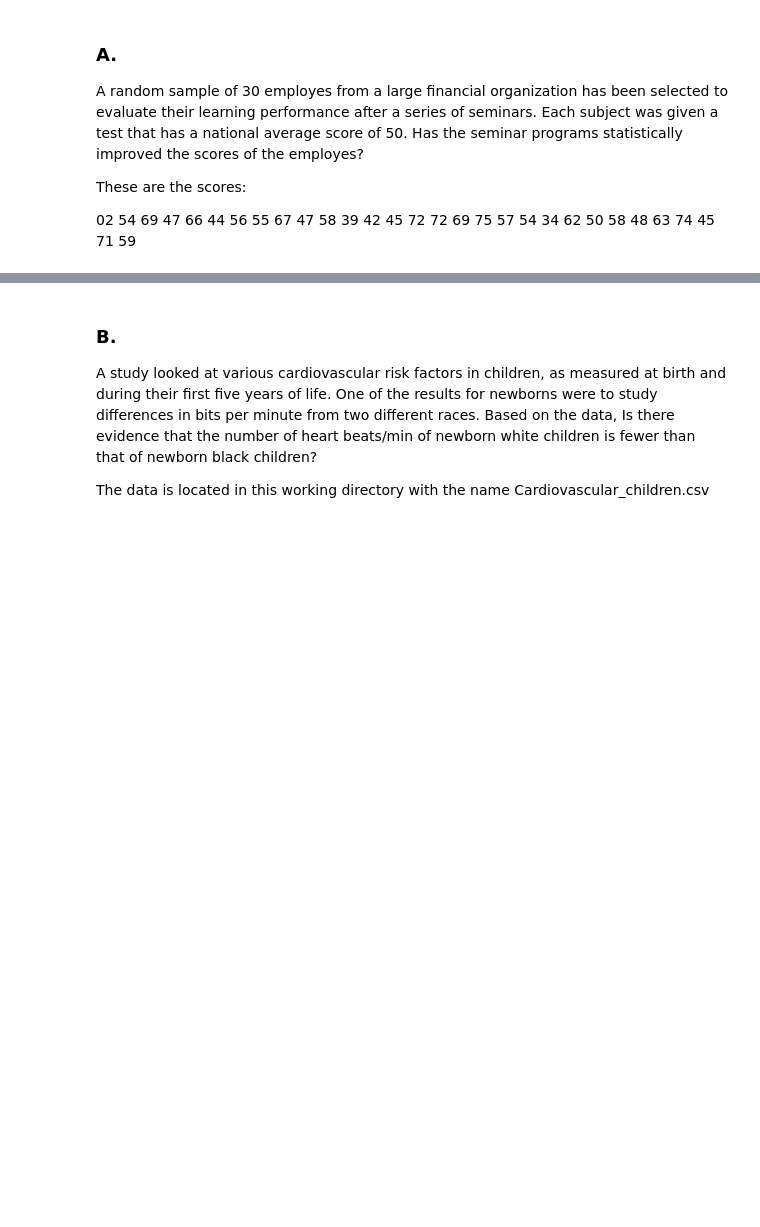
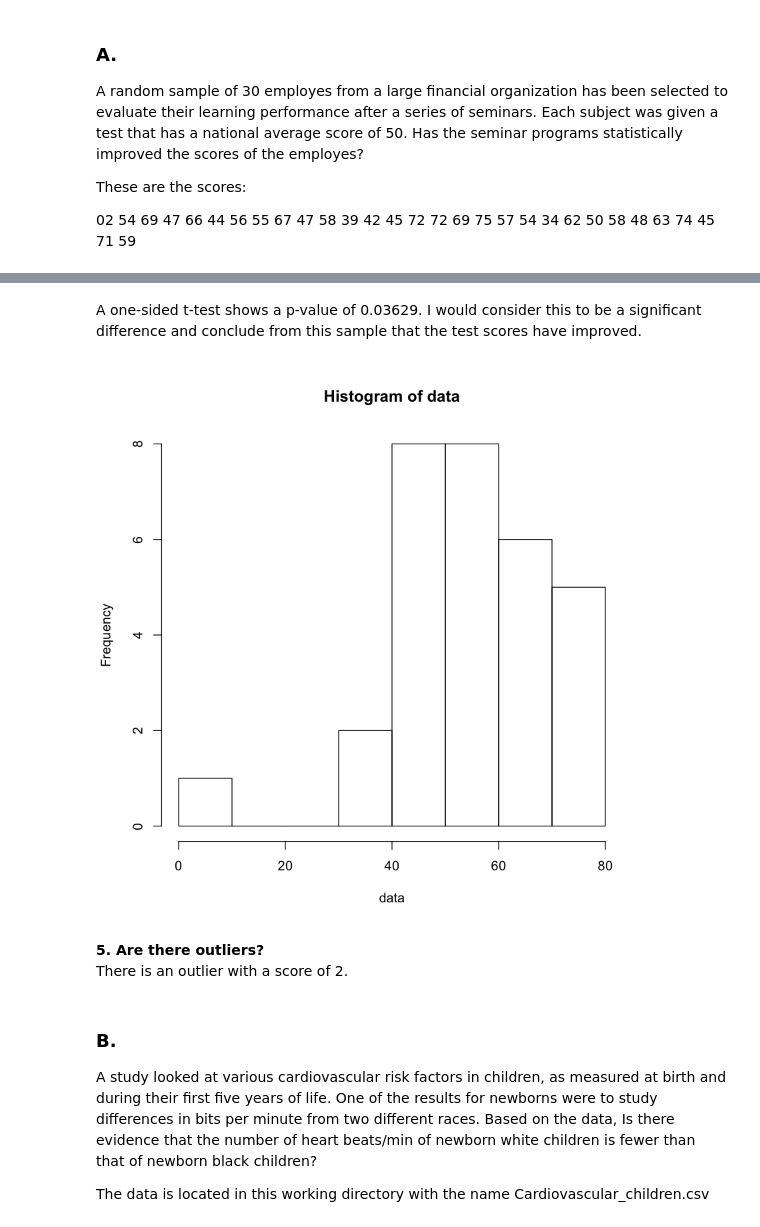
Before and after one commit to abchapman93/BMI_Prob_Stats, a Jupyter notebook: Module/Week 7/Homework Week 7.ipynb, the cells around one changed output, grey strips where cells are left out. Cells and saved outputs as stored; diff of their text form; code cells hidden in the pictures; blank space fills up the shorter version.

```diff
--- a/Module/Week 7/Homework Week 7.ipynb
+++ b/Module/Week 7/Homework Week 7.ipynb
@@ -19,0 +39,31 @@ These are the scores:
+# %%
+data <- c(2,
+ 54,
+ 69,
+ 47,
+ 66,
+ 44,
+ 56,
+ 55,
+ 67,
+ 47,
+ 58,
+ 39,
+ 42,
+ 45,
+ 72,
+ 72,
+ 69,
+ 75,
+ 57,
+ 54,
+ 34,
+ 62,
+ 50,
+ 58,
+ 48,
+ 63,
+ 74,
+ 45,
+ 71,
+ 59)
@@ -20,3 +83,12 @@ These are the scores:
+# %% [markdown]
+A one-sided t-test shows a p-value of 0.03629. I would consider this to be a significant difference and conclude from this sample that the test scores have improved.
+# %%
+hist(data, breaks = 10)
+# %% [output]
+[figure, added]
+# %% [markdown]
+**5. Are there outliers?**<br>
+There is an outlier with a score of 2.
 # %% [markdown]
 ### B.
 
```
Also changed, not shown: parts of 28 cells of this notebook.
